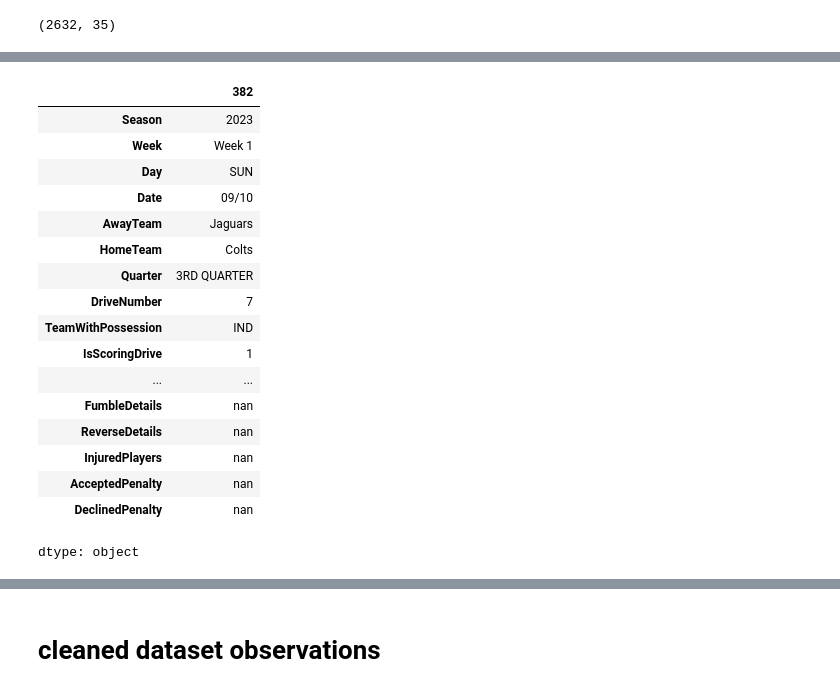
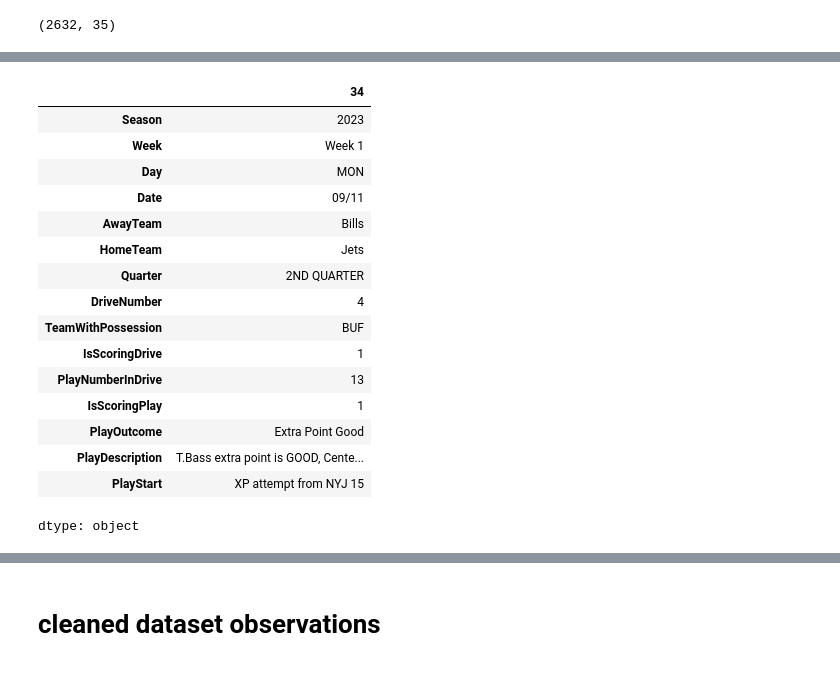
Before and after one commit to KeoniM/NFL_Data_Cleaning, a Jupyter notebook: NFL_Plays_Week1_2023.ipynb, the cells around one changed output, grey strips where cells are left out. Drawn from its saved outputs; the diff is of its cells as text; code cells hidden in the pictures.

```diff
--- a/NFL_Plays_Week1_2023.ipynb
+++ b/NFL_Plays_Week1_2023.ipynb
@@ -1847,22 +2101,21 @@ T.Bigsby to JAX 35 for no gain (Z.Franklin)
 # %%
-# df_week1_plays_cleaned['PlayDescription'].iloc[380]
-df_week1_plays_cleaned.iloc[382]
+# week1_2023_plays['PlayDescription'].iloc[34]
+week1_2023_plays.iloc[34]
 # %% [output]
-|  | 382 |
+|  | 34 |
 | Season | 2023 |
 | Week | Week 1 |
-| Day | SUN |
-| Date | 09/10 |
-| AwayTeam | Jaguars |
-| HomeTeam | Colts |
-| Quarter | 3RD QUARTER |
-| DriveNumber | 7 |
-| TeamWithPossession | IND |
+| Day | MON |
+| Date | 09/11 |
+| AwayTeam | Bills |
+| HomeTeam | Jets |
+| Quarter | 2ND QUARTER |
+| DriveNumber | 4 |
+| TeamWithPossession | BUF |
 | IsScoringDrive | 1 |
-| ... | ... |
-| FumbleDetails | nan |
-| ReverseDetails | nan |
-| InjuredPlayers | nan |
-| AcceptedPenalty | nan |
-| DeclinedPenalty | nan |
+| PlayNumberInDrive | 13 |
+| IsScoringPlay | 1 |
+| PlayOutcome | Extra Point Good |
+| PlayDescription | T.Bass extra point is GOOD, Cente... |
+| PlayStart | XP attempt from NYJ 15 |
 dtype: object
```
Also changed, not shown: parts of 28 cells of this notebook.
